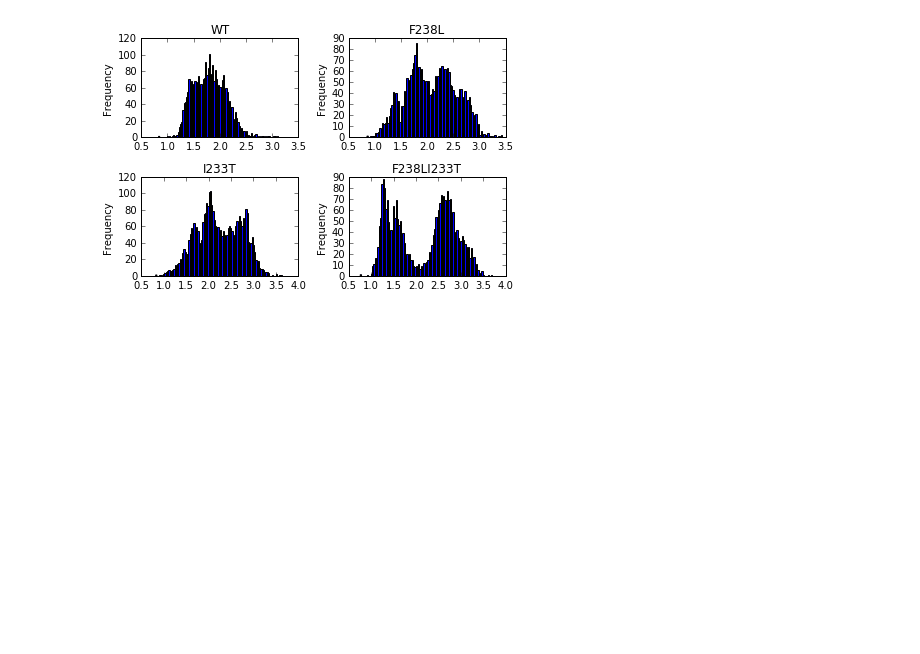
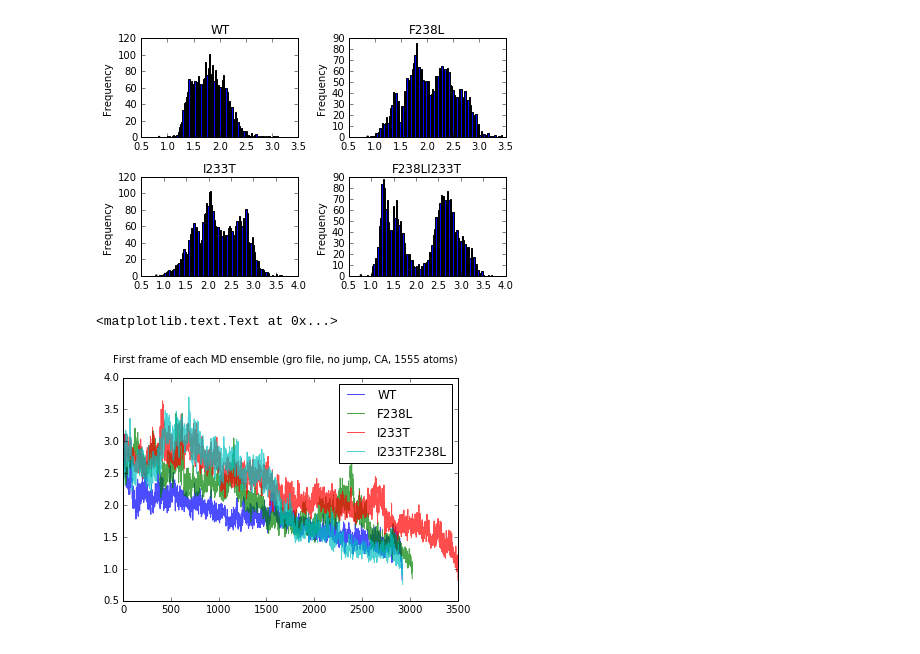
Before and after one commit to chemlove/md_data_analysis, a Jupyter notebook: rmsd_pandas.ipynb, the cells around one changed output. Cells and saved outputs as stored; diff of their text form; code cells hidden in the pictures; blank space fills up the shorter version.

```diff
--- a/rmsd_pandas.ipynb
+++ b/rmsd_pandas.ipynb
@@ -81,6 +49,17 @@ rmsd_F238LI233T.plot.hist(x='Frame',bins=100,ax=axes[1,1],legend=False,title="F2
 fig.tight_layout()
 # %% [output]
 [figure]
+# %%
+fig, axes = plt.subplots(nrows=1, ncols=1)
+rmsd_4NPQ_BA1.plot(x='Frame', y='RMSD', ax=axes,alpha=0.7)
+rmsd_4NPQ_BA1_F238L.plot(x='Frame', y='RMSD', ax=axes,alpha=0.7)
+rmsd_4NPQ_BA1_I233T.plot(x='Frame', y='RMSD', ax=axes,alpha=0.7)
+rmsd_F238LI233T.plot(x='Frame', y='RMSD', ax=axes,alpha=0.7)
+axes.legend(['WT', 'F238L','I233T','I233TF238L'])
+fig.suptitle("First frame of each MD ensemble (gro file, no jump, CA, 1555 atoms)")
+# %% [output]
+<matplotlib.text.Text at 0x...>
+[figure, added]
 # %%
 fig, axes = plt.subplots(nrows=1, ncols=1)
 rmsd_4NPQ_BA1.plot.hist(x='Frame',bins=100,ax=axes,alpha=0.7)
```
Also changed, not shown: parts of 57 cells of this notebook.
